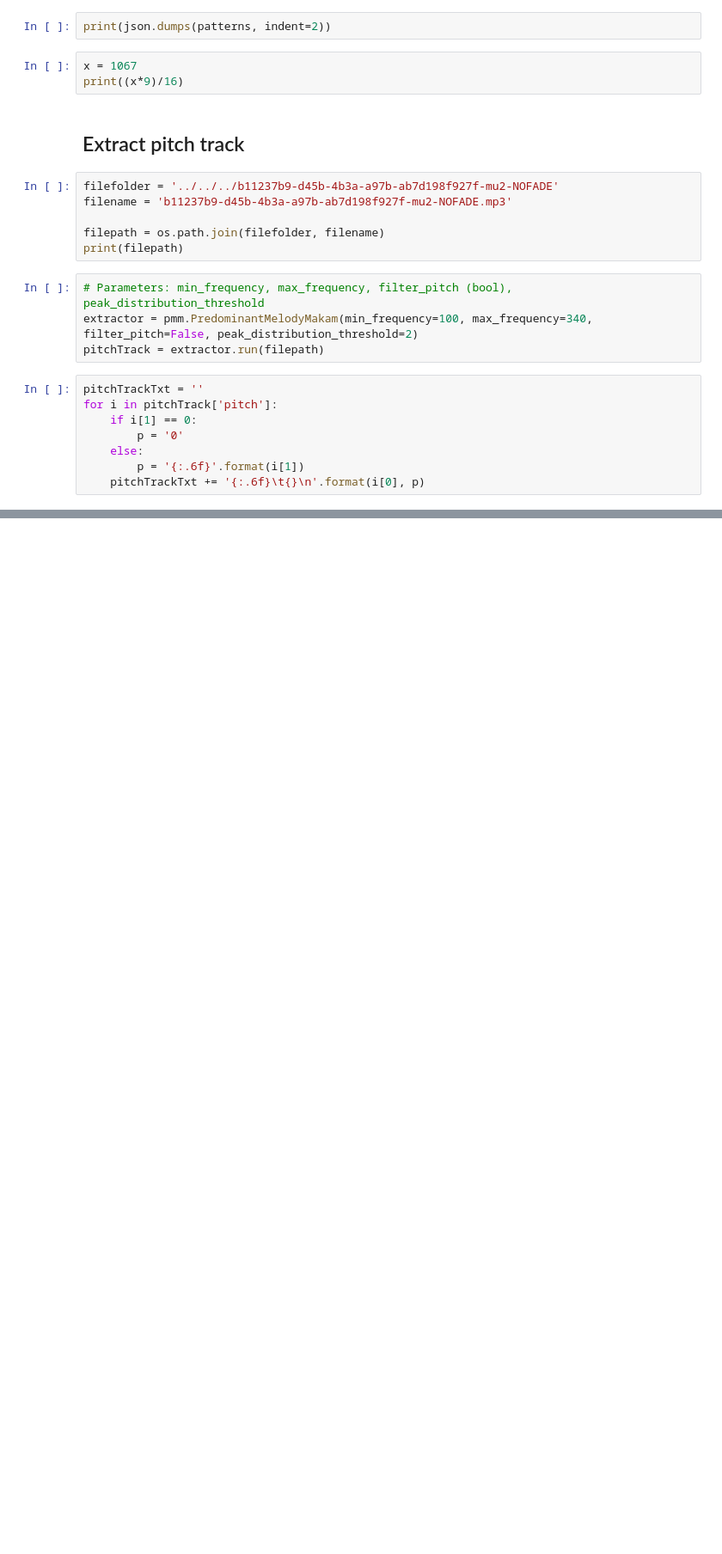
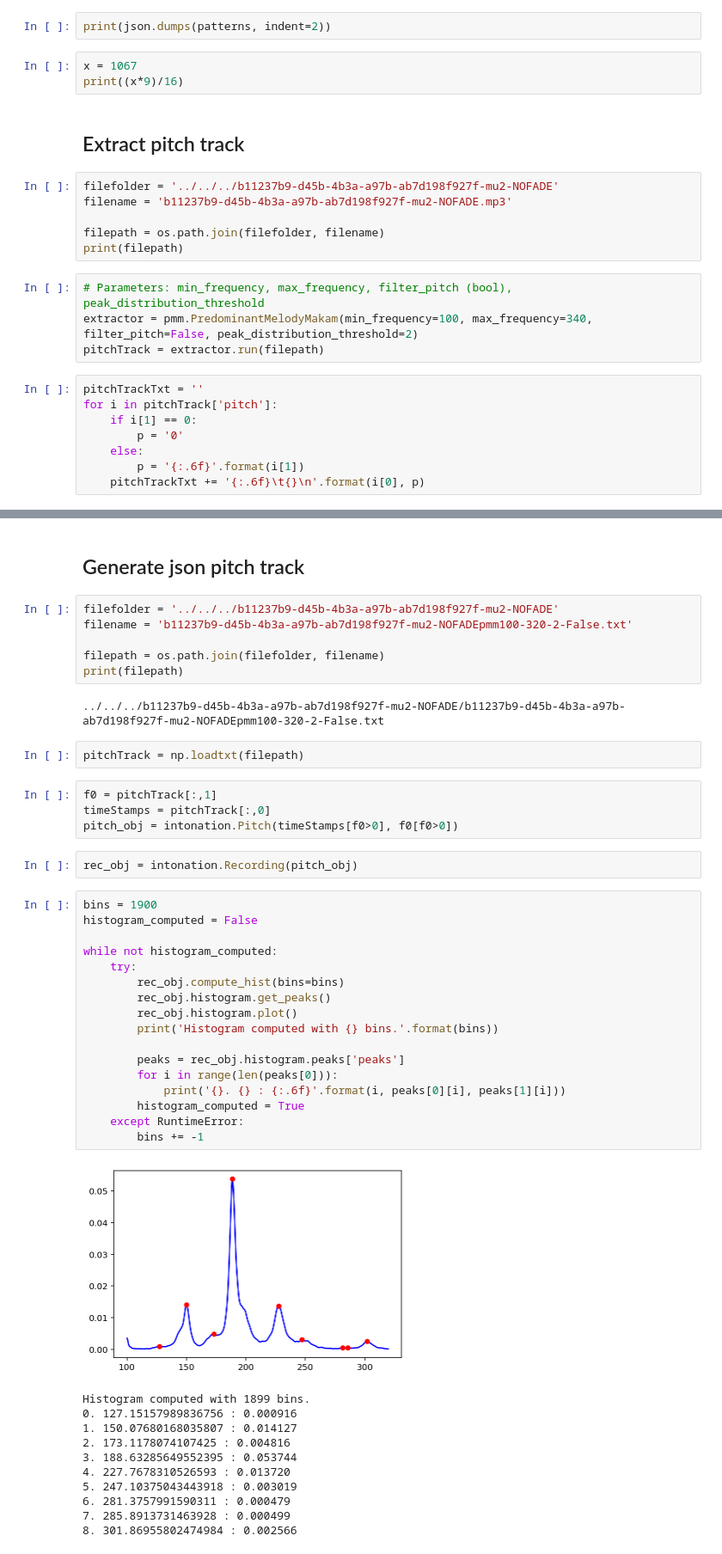
Before and after one commit to Rafael-Caro/andalusian-tools, a Jupyter notebook: scripts/utilities/andalusianUtils.ipynb, the cells around one changed output, grey strips where cells are left out. Shown at 86% size. Cells and saved outputs as stored; diff of their text form; blank space fills up the shorter version.

Commit message:
Working generation of json pitch track

```diff
--- a/scripts/utilities/andalusianUtils.ipynb
+++ b/scripts/utilities/andalusianUtils.ipynb
@@ -168,2 +170,49 @@ filePath2write = filepath[:-4] + 'pmm{}-{}-{}-{}.txt'.format(minf0, maxf0, pdt,
 with open(filePath2write, 'w') as f:
     f.write(pitchTrackTxt.rstrip())
+# %% [markdown]
+## Generate json pitch track
+# %%
+filefolder = '../../../b11237b9-d45b-4b3a-a97b-ab7d198f927f-mu2-NOFADE'
+filename = 'b11237b9-d45b-4b3a-a97b-ab7d198f927f-mu2-NOFADEpmm100-320-2-False.txt'
+
+filepath = os.path.join(filefolder, filename)
+print(filepath)
+# %% [output]
+../../../b11237b9-d45b-4b3a-a97b-ab7d198f927f-mu2-NOFADE/b11237b9-d45b-4b3a-a97b-ab7d198f927f-mu2-NOFADEpmm100-320-2-False.txt
+# %%
+pitchTrack = np.loadtxt(filepath)
+# %%
+f0 = pitchTrack[:,1]
+timeStamps = pitchTrack[:,0]
+pitch_obj = intonation.Pitch(timeStamps[f0>0], f0[f0>0])
+# %%
+rec_obj = intonation.Recording(pitch_obj)
+# %%
+bins = 1900
+histogram_computed = False
+
+while not histogram_computed:
+    try:
+        rec_obj.compute_hist(bins=bins)
+        rec_obj.histogram.get_peaks()
+        rec_obj.histogram.plot()
+        print('Histogram computed with {} bins.'.format(bins))
+
+        peaks = rec_obj.histogram.peaks['peaks']
+        for i in range(len(peaks[0])):
+            print('{}. {} : {:.6f}'.format(i, peaks[0][i], peaks[1][i]))
+        histogram_computed = True
+    except RuntimeError:
+        bins += -1
+# %% [output]
+[figure, added]
+Histogram computed with 1899 bins.
+0. 127.15157989836756 : 0.000916
+1. 150.07680168035807 : 0.014127
+2. 173.1178074107425 : 0.004816
+3. 188.63285649552395 : 0.053744
+4. 227.7678310526593 : 0.013720
+5. 247.10375043443918 : 0.003019
+6. 281.3757991590311 : 0.000479
+7. 285.8913731463928 : 0.000499
+8. 301.86955802474984 : 0.002566
```
Also changed, not shown: parts of 8 cells of this notebook, 2 other files.
